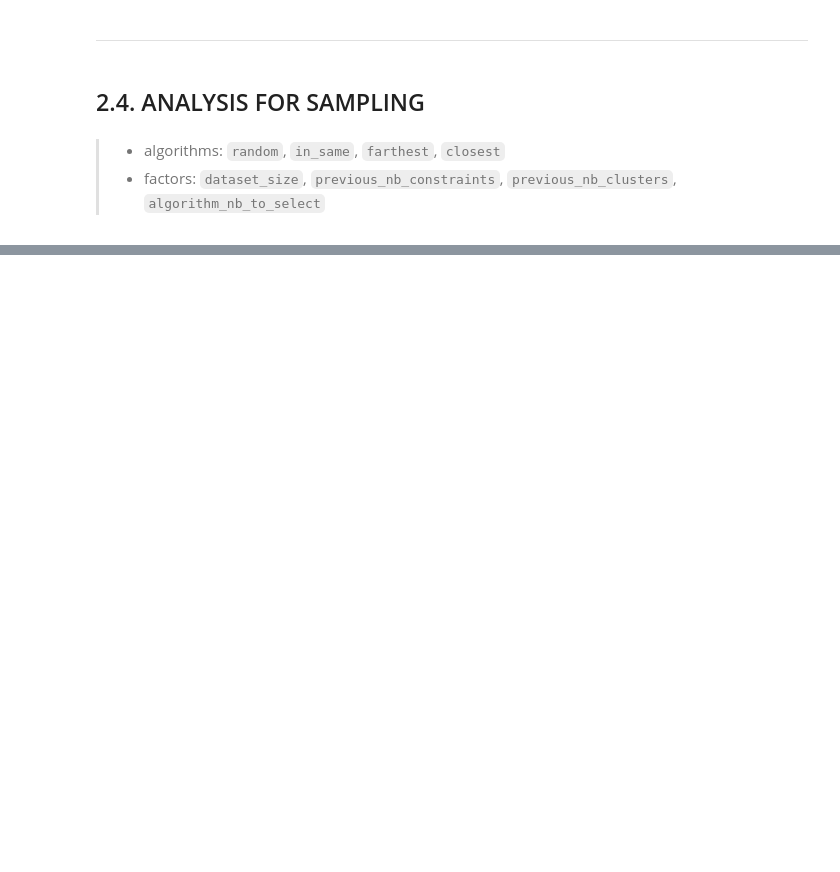
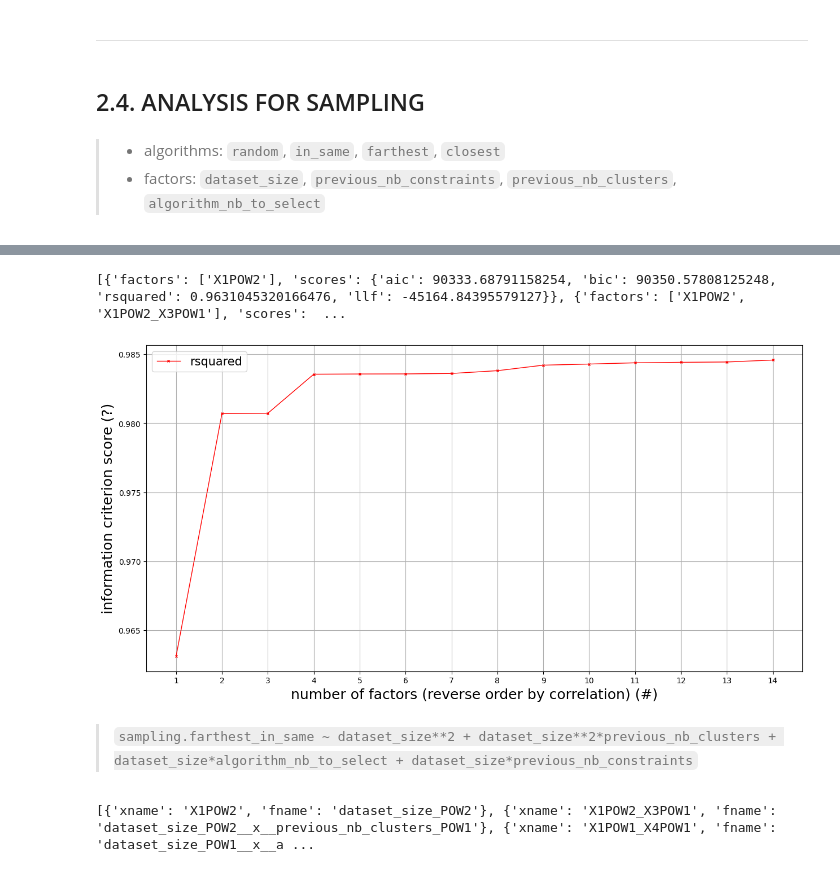
Before and after one commit to cognitivefactory/interactive-clustering-comparative-study, a Jupyter notebook: 2_computation_time_study/notebook/3_Analyze_main_effects_and_post_hoc.ipynb, the cells around one changed output, grey strips where cells are left out. Saved outputs shown, nothing was run; the diff lists cells and outputs as text; code cells hidden in the pictures; blank space fills up the shorter version.

```diff
--- a/2_computation_time_study/notebook/3_Analyze_main_effects_and_post_hoc.ipynb
+++ b/2_computation_time_study/notebook/3_Analyze_main_effects_and_post_hoc.ipynb
@@ -624,0 +1306,8 @@ one computation time model for `closest` sampling `algorithm_name`.
+# %%
+# Compute correlation of factors for sampling.
+df_correlation_sampling_farthest_in_same: pd.DataFrame = compute_correlation_of_factors(
+    df=df_sampling,
+    factors_interactions=factors_interactions_for_sampling,
+    algorithm_name="farthest",
+)
+df_correlation_sampling_farthest_in_same
@@ -624,0 +1330,18 @@ one computation time model for `closest` sampling `algorithm_name`.
+# %%
+information_score_evolution_for_sampling_farthest_in_same = compute_information_score_evolution(
+    df=df_sampling,
+    df_correlation=df_correlation_sampling_farthest_in_same,
+    algorithm_name="farthest",
+    information_criterion_to_plot="rsquared",
+)
+print(information_score_evolution_for_sampling_farthest_in_same)
+# %% [output]
+[{'factors': ['X1POW2'], 'scores': {'aic': 90333.68791158254, 'bic': 90350.57808125248, 'rsquared': 0.9631045320166476, 'llf': -45164.84395579127}}, {'factors': ['X1POW2', 'X1POW2_X3POW1'], 'scores':  ...
+[figure, added]
+# %% [markdown]
+> `sampling.farthest_in_same ~ dataset_size**2 + dataset_size**2*previous_nb_clusters + dataset_size*algorithm_nb_to_select + dataset_size*previous_nb_constraints`
+# %%
+# Top factors.
+print([[f for f in factors_interactions_for_sampling if x==f["xname"]][0] for x in list(df_correlation_sampling_farthest_in_same.index)[:4]])
+# %% [output]
+[{'xname': 'X1POW2', 'fname': 'dataset_size_POW2'}, {'xname': 'X1POW2_X3POW1', 'fname': 'dataset_size_POW2__x__previous_nb_clusters_POW1'}, {'xname': 'X1POW1_X4POW1', 'fname': 'dataset_size_POW1__x__a ...
```
Also changed, not shown: parts of 133 cells of this notebook.
